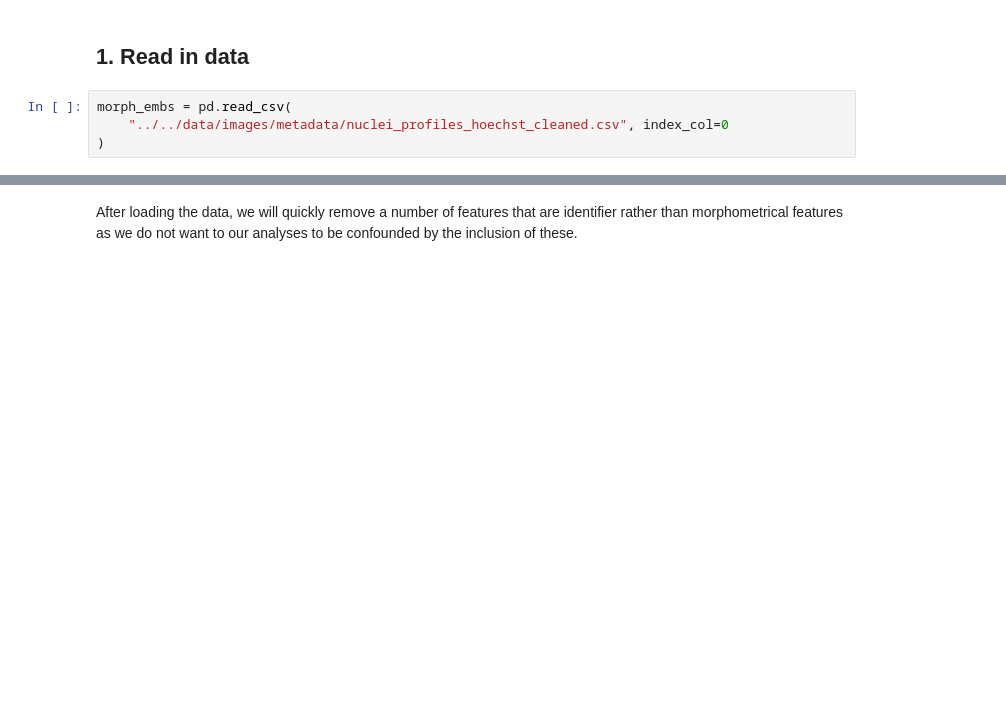
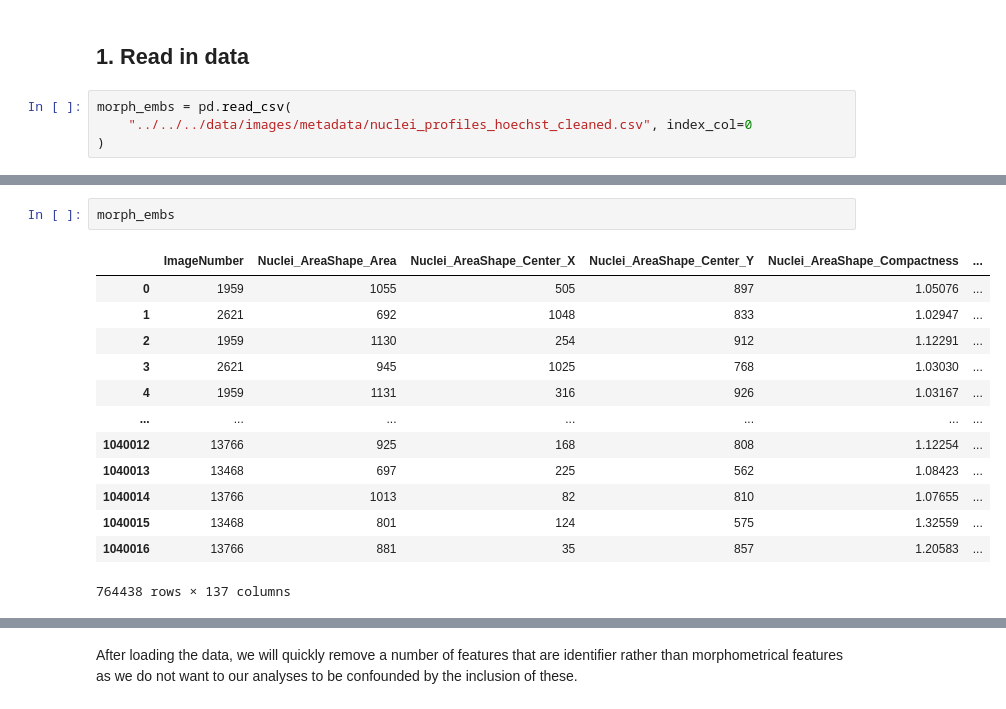
Before and after one commit to uhlerlab/image2reg, a Jupyter notebook: notebooks/image/embedding/morph_embeddings_analyses.ipynb, the cells around one changed output, grey strips where cells are left out. Drawn from its saved outputs; the diff is of its cells as text; blank space fills up the shorter version.

```diff
--- a/notebooks/image/embedding/morph_embeddings_analyses.ipynb
+++ b/notebooks/image/embedding/morph_embeddings_analyses.ipynb
@@ -64,7 +60,23 @@ def
 ## 1. Read in data
 # %%
 morph_embs = pd.read_csv(
-    "../../data/images/metadata/nuclei_profiles_hoechst_cleaned.csv", index_col=0
+    "../../../data/images/metadata/nuclei_profiles_hoechst_cleaned.csv", index_col=0
 )
 # %% [output]
 [interactive output not drawn]
+# %%
+morph_embs
+# %% [output]
+|  | ImageNumber | Nuclei_AreaShape_Area | Nuclei_AreaShape_Center_X | Nuclei_AreaShape_Center_Y | Nuclei_AreaShape_Compactness | ... |
+| 0 | 1959 | 1055 | 505 | 897 | 1.05076 | ... |
+| 1 | 2621 | 692 | 1048 | 833 | 1.02947 | ... |
+| 2 | 1959 | 1130 | 254 | 912 | 1.12291 | ... |
+| 3 | 2621 | 945 | 1025 | 768 | 1.03030 | ... |
+| 4 | 1959 | 1131 | 316 | 926 | 1.03167 | ... |
+| ... | ... | ... | ... | ... | ... | ... |
+| 1040012 | 13766 | 925 | 168 | 808 | 1.12254 | ... |
+| 1040013 | 13468 | 697 | 225 | 562 | 1.08423 | ... |
+| 1040014 | 13766 | 1013 | 82 | 810 | 1.07655 | ... |
+| 1040015 | 13468 | 801 | 124 | 575 | 1.32559 | ... |
+| 1040016 | 13766 | 881 | 35 | 857 | 1.20583 | ... |
+764438 rows × 137 columns
```
Also changed, not shown: parts of 7 cells of this notebook, 1 other file.
